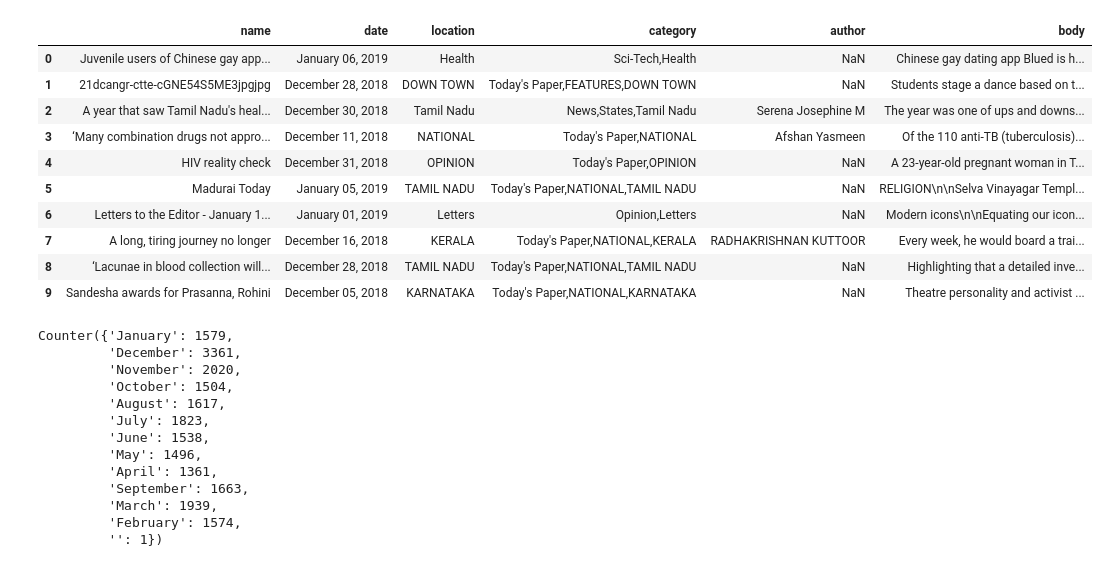
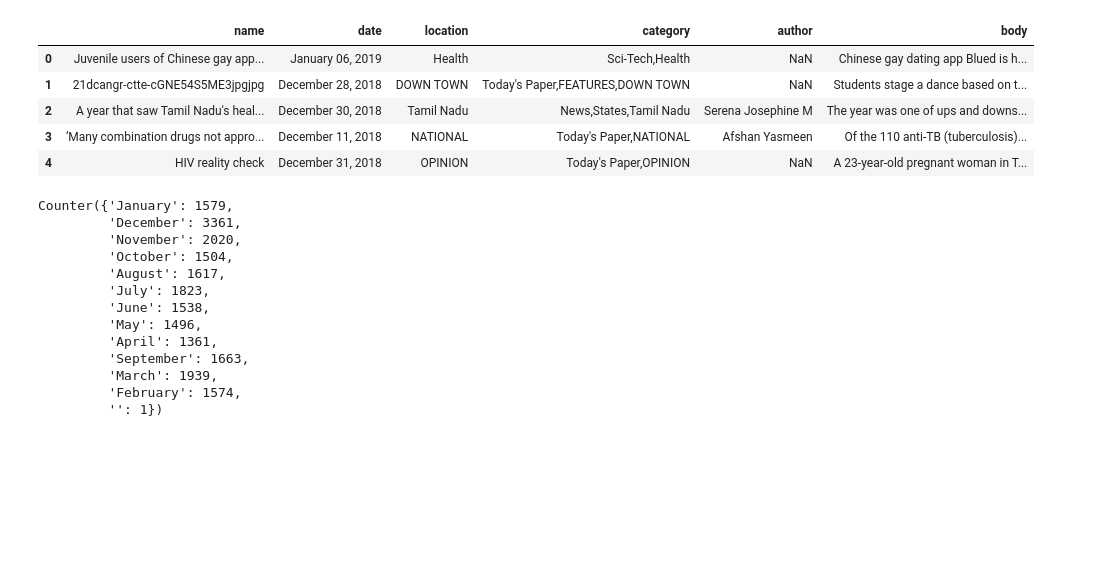
Before and after one commit to rushmash91/HIV, a Jupyter notebook: arush/scripts/plotting.ipynb, the cells around one changed output. Saved outputs shown, nothing was run; the diff lists cells and outputs as text; code cells hidden in the pictures; blank space fills up the shorter version.

```diff
--- a/arush/scripts/plotting.ipynb
+++ b/arush/scripts/plotting.ipynb
@@ -5,19 +5,14 @@ import numpy as np
 %matplotlib inline
 # %%
 df = pd.read_csv('../CSVs/hindu_articles.csv')
-df.head(10)
+df.head(5)
 # %% [output]
 |  | name | date | location | category | author | body |
 | 0 | Juvenile users of Chinese gay app... | January 06, 2019 | Health | Sci-Tech,Health | NaN | Chinese gay dating app Blued is h... |
 | 1 | 21dcangr-ctte-cGNE54S5ME3jpgjpg | December 28, 2018 | DOWN TOWN | Today's Paper,FEATURES,DOWN TOWN | NaN | Students stage a dance based on t... |
 | 2 | A year that saw Tamil Nadu's heal... | December 30, 2018 | Tamil Nadu | News,States,Tamil Nadu | Serena Josephine M | The year was one of ups and downs... |
 | 3 | ‘Many combination drugs not appro... | December 11, 2018 | NATIONAL | Today's Paper,NATIONAL | Afshan Yasmeen | Of the 110 anti-TB (tuberculosis)... |
 | 4 | HIV reality check | December 31, 2018 | OPINION | Today's Paper,OPINION | NaN | A 23-year-old pregnant woman in T... |
-| 5 | Madurai Today | January 05, 2019 | TAMIL NADU | Today's Paper,NATIONAL,TAMIL NADU | NaN | RELIGION\n\nSelva Vinayagar Templ... |
-| 6 | Letters to the Editor - January 1... | January 01, 2019 | Letters | Opinion,Letters | NaN | Modern icons\n\nEquating our icon... |
-| 7 | A long, tiring journey no longer | December 16, 2018 | KERALA | Today's Paper,NATIONAL,KERALA | RADHAKRISHNAN KUTTOOR | Every week, he would board a trai... |
-| 8 | ‘Lacunae in blood collection will... | December 28, 2018 | TAMIL NADU | Today's Paper,NATIONAL,TAMIL NADU | NaN | Highlighting that a detailed inve... |
-| 9 | Sandesha awards for Prasanna, Rohini | December 05, 2018 | KARNATAKA | Today's Paper,NATIONAL,KARNATAKA | NaN | Theatre personality and activist ... |
 # %%
 from datetime import datetime, timedelta
 from collections import Counter
```
Also changed, not shown: parts of 9 cells of this notebook, 1 other file.
